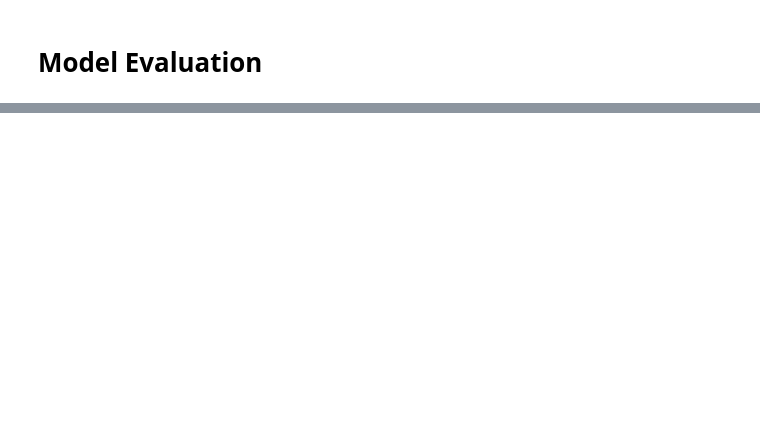
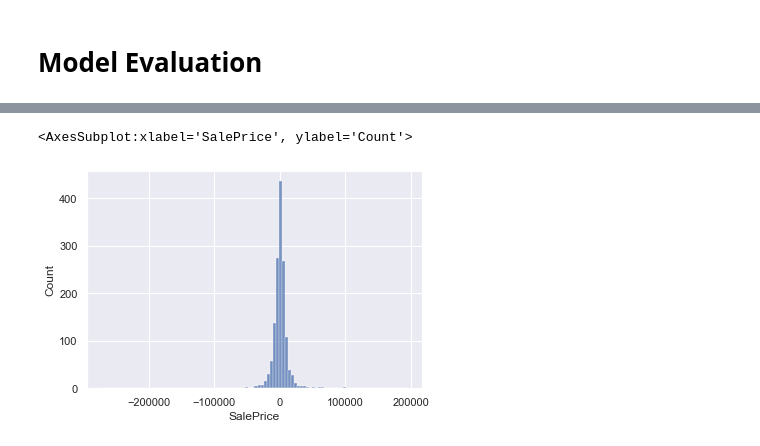
Before and after one commit to Santoshsai007/Kaggle-House-Price-prediction-using-advanced-regression-techniques, a Jupyter notebook: Kaggle Housing price Prediction.ipynb, the cells around one changed output, grey strips where cells are left out. Cells and saved outputs as stored; diff of their text form; code cells hidden in the pictures; blank space fills up the shorter version.

```diff
--- a/Kaggle Housing price Prediction.ipynb
+++ b/Kaggle Housing price Prediction.ipynb
@@ -668,3 +720,9 @@ sns.residplot(predicttrain,y_train,color='black')
+# %%
+#plot histogram to check distribution of residuals.
+sns.histplot(resid,bins=100)
+# %% [output]
+<AxesSubplot:xlabel='SalePrice', ylabel='Count'>
+[figure, added]
 # %%
 from sklearn import metrics
 # %%
```
Also changed, not shown: parts of 42 cells of this notebook.
